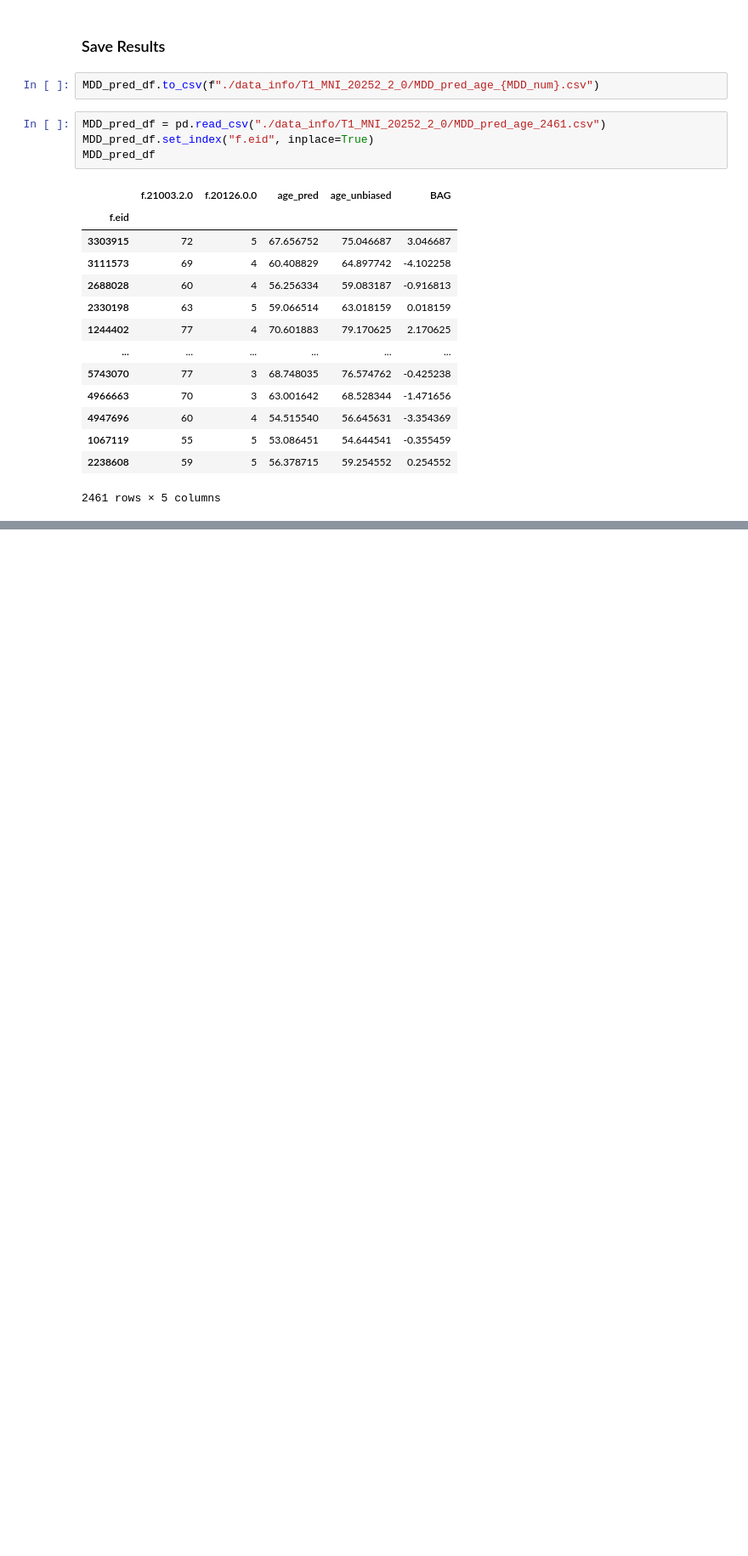
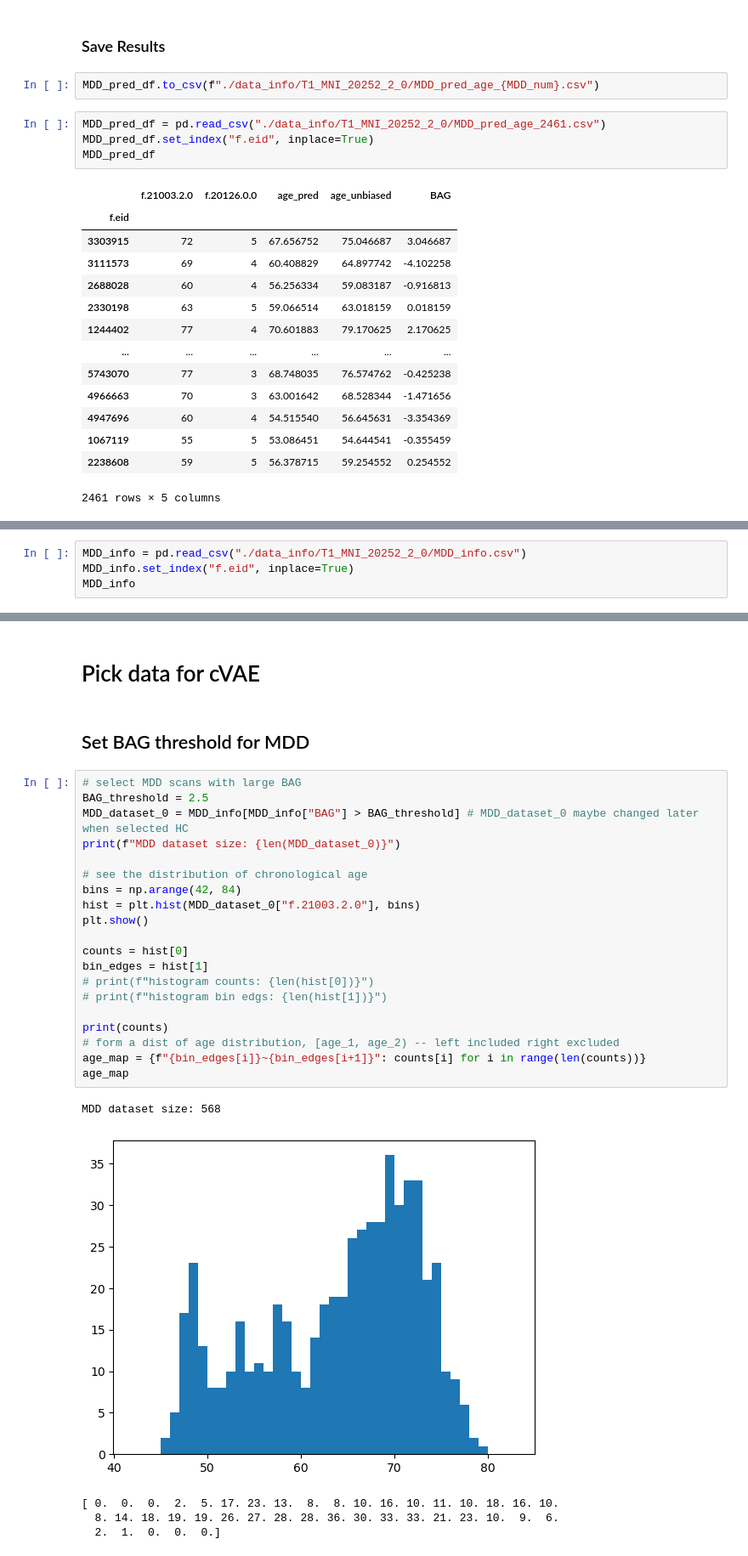
Before and after one commit to Arnoldzyf/ConGele_MSc, a Jupyter notebook: Inference_brain_age.ipynb, the cells around one changed output, grey strips where cells are left out. Shown at 85% size. Cells and saved outputs as stored; diff of their text form; blank space fills up the shorter version.

```diff
--- a/Inference_brain_age.ipynb
+++ b/Inference_brain_age.ipynb
@@ -548,0 +779,4 @@ MDD_pred_df
+# %%
+MDD_info = pd.read_csv("./data_info/T1_MNI_20252_2_0/MDD_info.csv")
+MDD_info.set_index("f.eid", inplace=True)
+MDD_info
@@ -548,0 +800,30 @@ MDD_pred_df
+# %% [markdown]
+# Pick data for cVAE
+# %% [markdown]
+## Set BAG threshold for MDD
+# %%
+# select MDD scans with large BAG
+BAG_threshold = 2.5
+MDD_dataset_0 = MDD_info[MDD_info["BAG"] > BAG_threshold] # MDD_dataset_0 maybe changed later when selected HC
+print(f"MDD dataset size: {len(MDD_dataset_0)}")
+
+# see the distribution of chronological age
+bins = np.arange(42, 84)
+hist = plt.hist(MDD_dataset_0["f.21003.2.0"], bins)
+plt.show()
+
+counts = hist[0]
+bin_edges = hist[1]
+# print(f"histogram counts: {len(hist[0])}")
+# print(f"histogram bin edgs: {len(hist[1])}")
+
+print(counts)
+# form a dist of age distribution, [age_1, age_2) -- left included right excluded
+age_map = {f"{bin_edges[i]}~{bin_edges[i+1]}": counts[i] for i in range(len(counts))}
+age_map
+# %% [output]
+MDD dataset size: 568
+[figure, added]
+[ 0.  0.  0.  2.  5. 17. 23. 13.  8.  8. 10. 16. 10. 11. 10. 18. 16. 10.
+  8. 14. 18. 19. 19. 26. 27. 28. 28. 36. 30. 33. 33. 21. 23. 10.  9.  6.
+  2.  1.  0.  0.  0.]
```
Also changed, not shown: parts of 64 cells of this notebook, 9 other files.
